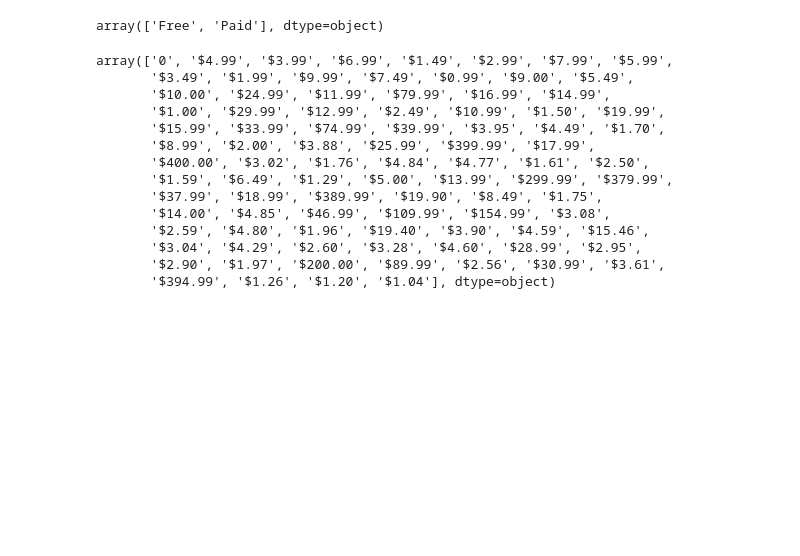
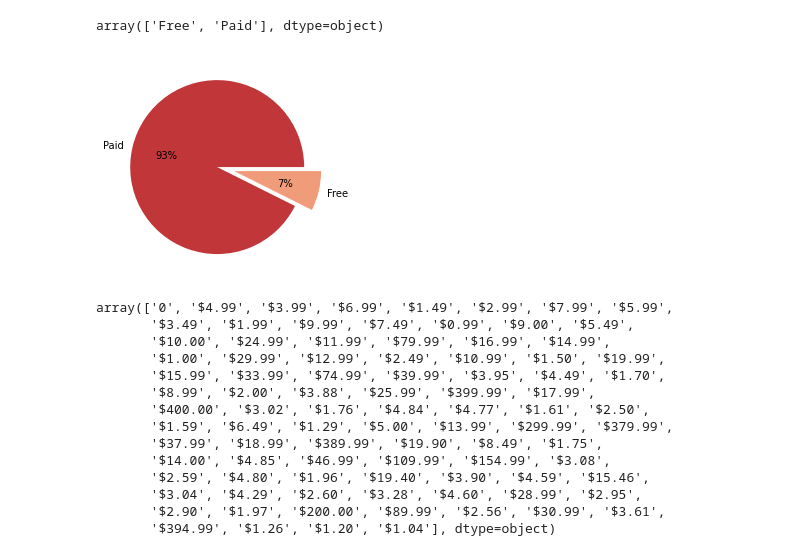
Before and after one commit to Sarthak016/Playstore_dd, a Jupyter notebook: playstore_update.ipynb, the cells around one changed output. Cells and saved outputs as stored; diff of their text form; code cells hidden in the pictures; blank space fills up the shorter version.

```diff
--- a/playstore_update.ipynb
+++ b/playstore_update.ipynb
@@ -148,6 +194,24 @@ Name: Type, Length: 10839, dtype: object
 playstore['Type'].unique()
 # %% [output]
 array(['Free', 'Paid'], dtype=object)
+# %%
+# declaring data
+data = [playstore['Type'].value_counts()]
+type = ['Paid' , 'Free']
+
+# declaring exploding pie
+explode = [0, 0.2]
+# define Seaborn color palette to use
+palette_color = sns.color_palette('RdGy')
+
+# plotting data on chart
+plt.pie(data, labels=type, colors=palette_color,
+        explode=explode, autopct='%.0f%%')
+
+# displaying chart
+plt.show()
+# %% [output]
+[figure, added]
 # %%
 #Checking 'price' column
 playstore['Price'].unique()
```
Also changed, not shown: parts of 12 cells of this notebook.
